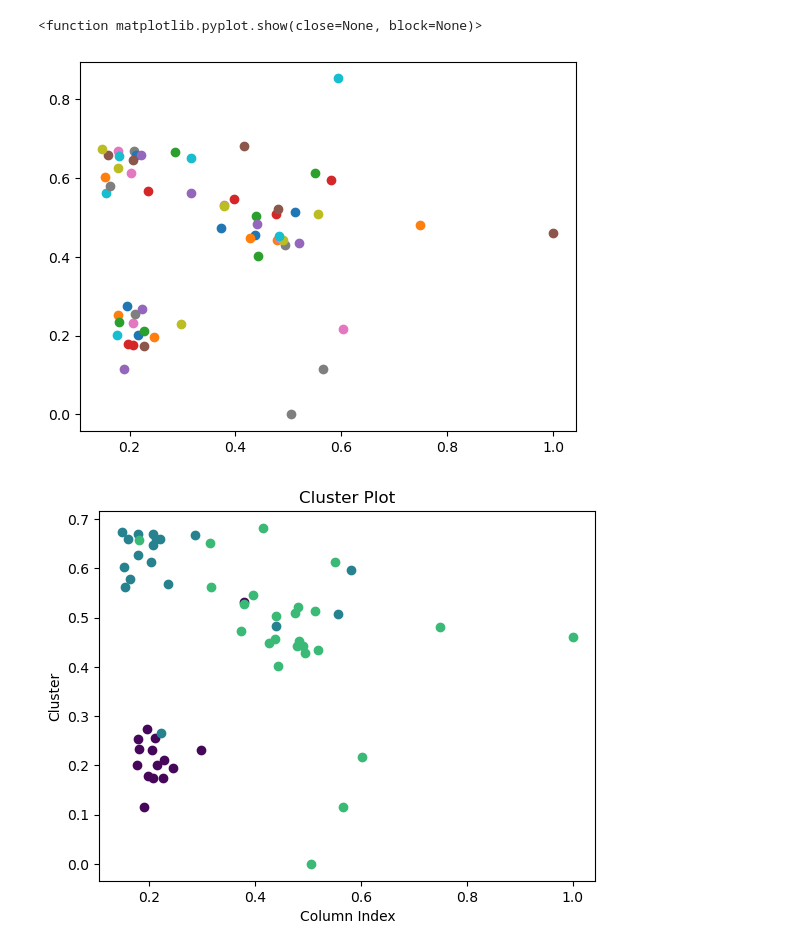
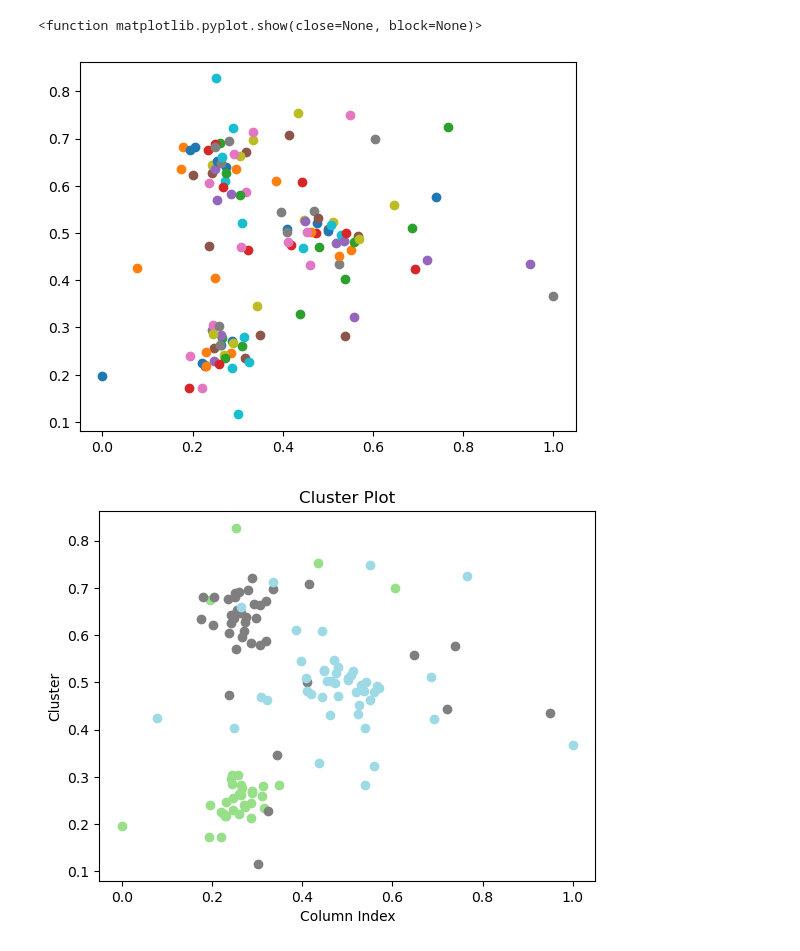
Before and after one commit to PolGonzalez/Kclusters, a Jupyter notebook: 2D_Dataset_Generator.ipynb, the cells around one changed output. Drawn from its saved outputs; the diff is of its cells as text; code cells hidden in the pictures.

Commit message:
Fixed color plot bug

```diff
--- a/2D_Dataset_Generator.ipynb
+++ b/2D_Dataset_Generator.ipynb
@@ -8,7 +8,7 @@ from sklearn.cluster import KMeans
 from io import StringIO
 # %%
 k = 3
-m = 60
+m = 120
 m_cluster_sample_size = int(m/4)
 normal_stdvar = 0.08
 noise_stdvar = 0.45
@@ -91,7 +91,7 @@ for point in points:
 plt.show
 # %% [output]
 <function matplotlib.pyplot.show(close=None, block=None)>
-[figure, old version]
+[figure, new version]
 # %%
 #We process the file to the CPLEX AMPL solver and read the result file.
 solution_input = open("solution_matrix.txt", "r")
@@ -126,18 +126,19 @@ for index, row in df.iterrows():
 # %%
 colors = np.linspace(0, 255, k)
 
-viridis = mpl.colormaps['viridis'].resampled(len(points))
+color_map = mpl.colormaps['tab20']
 
 for cluster, color in zip(classification.keys(), colors):
     current_index_point = 0
     for point in points:
         if (current_index_point in classification[cluster]):
-            plt.scatter(point[0], point[1], color=viridis(cluster), label=f'Cluster {cluster}')
+            plt.scatter(point[0], point[1], color=color_map(cluster/list(classification.keys())[-1])
+                        , label=f'Cluster {cluster}')
         current_index_point = current_index_point + 1
 
 plt.xlabel('Column Index')
 plt.ylabel('Cluster')
 plt.title('Cluster Plot')
 plt.show()
 # %% [output]
-[figure, old version]
+[figure, new version]
```
Also changed, not shown: parts of 3 cells of this notebook, 3 other files.
